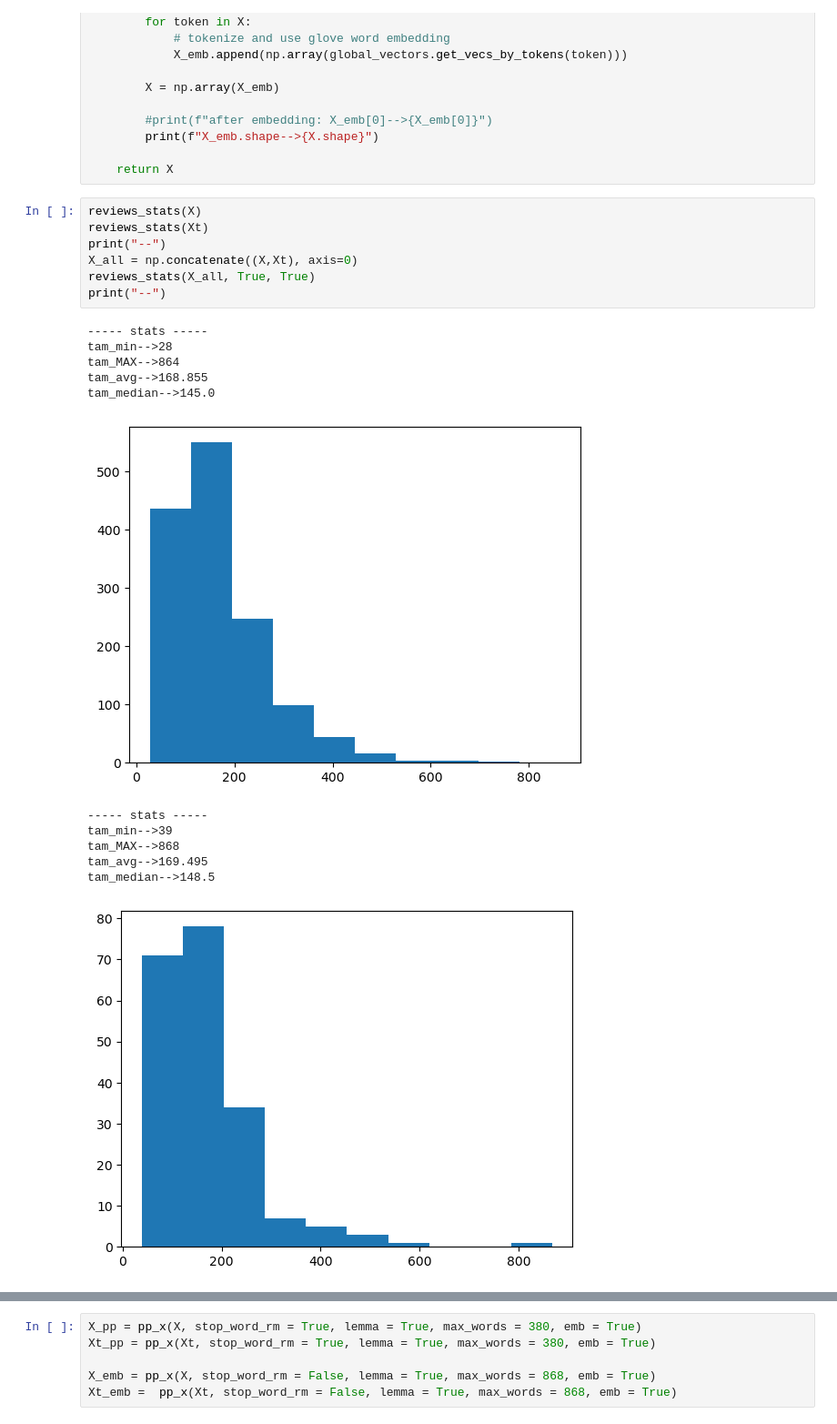
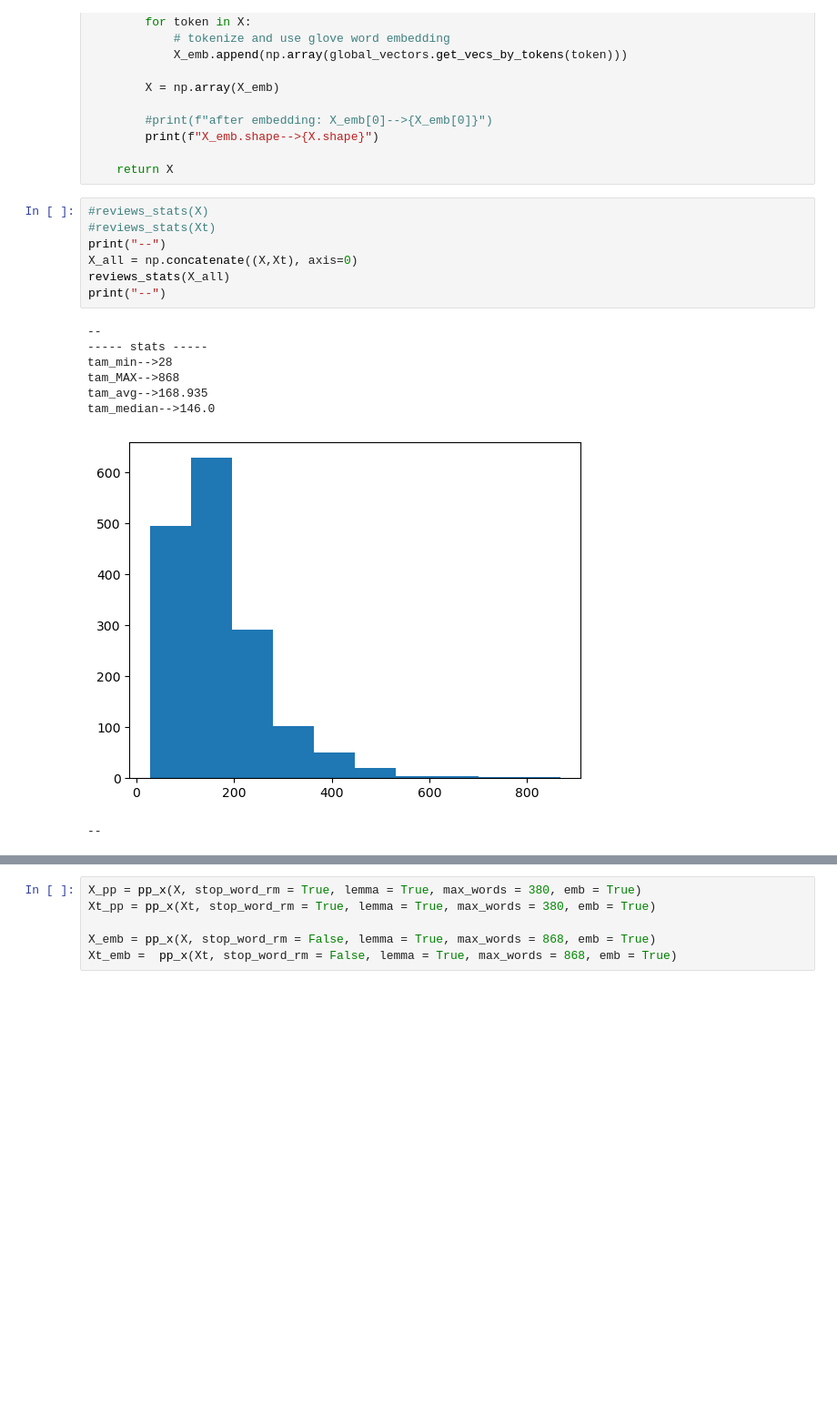
Before and after one commit to nunovix/LN23_project, a Jupyter notebook: MP2/mp2.ipynb, the cells around one changed output, grey strips where cells are left out. Shown: that part at 91% size. Cells and saved outputs as stored; diff of their text form; blank space fills up the shorter version.

```diff
--- a/MP2/mp2.ipynb
+++ b/MP2/mp2.ipynb
@@ -187,22 +187,18 @@ def pp_x(X, stop_word_rm = True, lemma = True, max_words = 380, emb = True):
 
     return X
 # %%
-reviews_stats(X)
-reviews_stats(Xt)
+#reviews_stats(X)
+#reviews_stats(Xt)
 print("--")
 X_all = np.concatenate((X,Xt), axis=0)
-reviews_stats(X_all, True, True)
+reviews_stats(X_all)
 print("--")
 # %% [output]
+--
 ----- stats -----
 tam_min-->28
-tam_MAX-->864
-tam_avg-->168.855
-tam_median-->145.0
+tam_MAX-->868
+tam_avg-->168.935
+tam_median-->146.0
-[figure, old version]
+[figure, new version]
------ stats -----
-tam_min-->39
-tam_MAX-->868
-tam_avg-->169.495
-tam_median-->148.5
+--
-[figure, removed]
```
Also changed, not shown: parts of 21 cells of this notebook, 2 other files.
